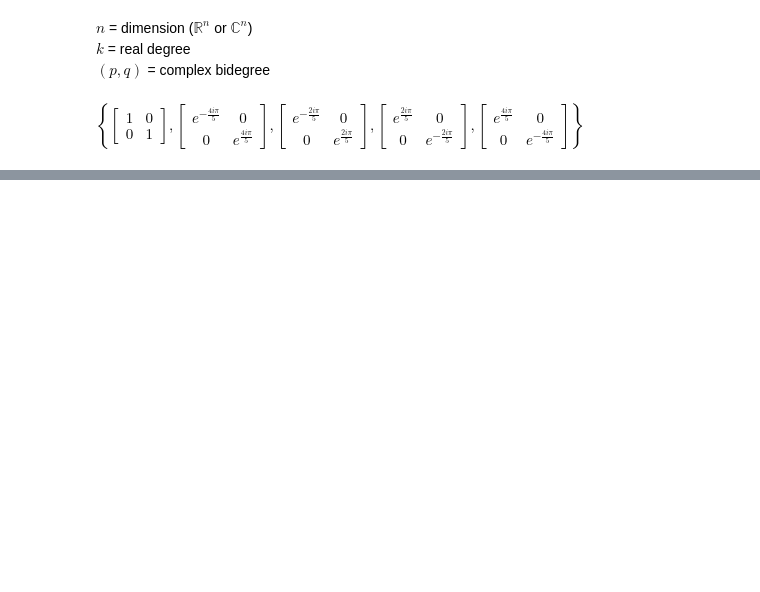
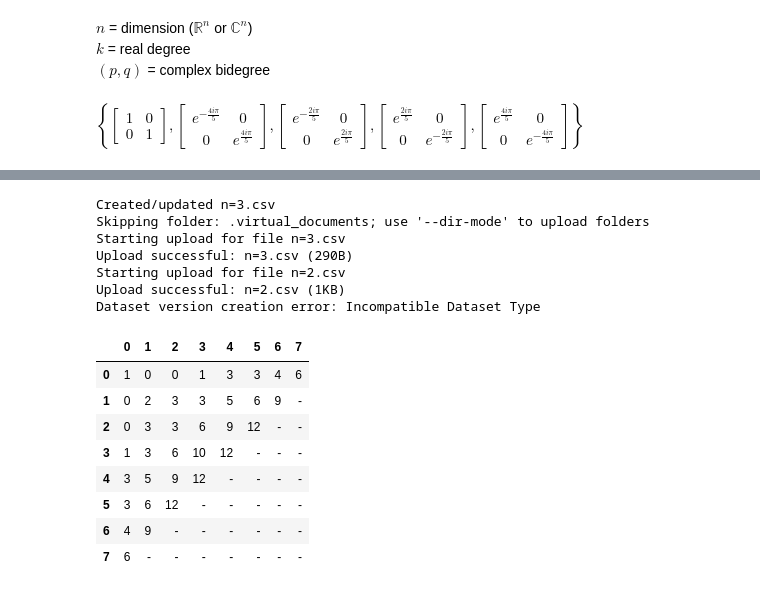
Before and after one commit to tkiran27/Harmonic_Bases_and_Degeneracy_Tables, a Jupyter notebook: harmonic-invariant-basis.ipynb, the cells around one changed output, grey strips where cells are left out. Cells and saved outputs as stored; diff of their text form; code cells hidden in the pictures; blank space fills up the shorter version.

```diff
--- a/harmonic-invariant-basis.ipynb
+++ b/harmonic-invariant-basis.ipynb
@@ -316,0 +369,19 @@ Dataset version creation error: Incompatible Dataset Type
+# %%
+degeneracy_table(7,[1,2,4],7)
+# %% [output]
+Created/updated n=3.csv
+Skipping folder: .virtual_documents; use '--dir-mode' to upload folders
+Starting upload for file n=3.csv
+Upload successful: n=3.csv (290B)
+Starting upload for file n=2.csv
+Upload successful: n=2.csv (1KB)
+Dataset version creation error: Incompatible Dataset Type
+|  | 0 | 1 | 2 | 3 | 4 | 5 | 6 | 7 |
+| 0 | 1 | 0 | 0 | 1 | 3 | 3 | 4 | 6 |
+| 1 | 0 | 2 | 3 | 3 | 5 | 6 | 9 | - |
+| 2 | 0 | 3 | 3 | 6 | 9 | 12 | - | - |
+| 3 | 1 | 3 | 6 | 10 | 12 | - | - | - |
+| 4 | 3 | 5 | 9 | 12 | - | - | - | - |
+| 5 | 3 | 6 | 12 | - | - | - | - | - |
+| 6 | 4 | 9 | - | - | - | - | - | - |
+| 7 | 6 | - | - | - | - | - | - | - |
```
Also changed, not shown: parts of 8 cells of this notebook.
